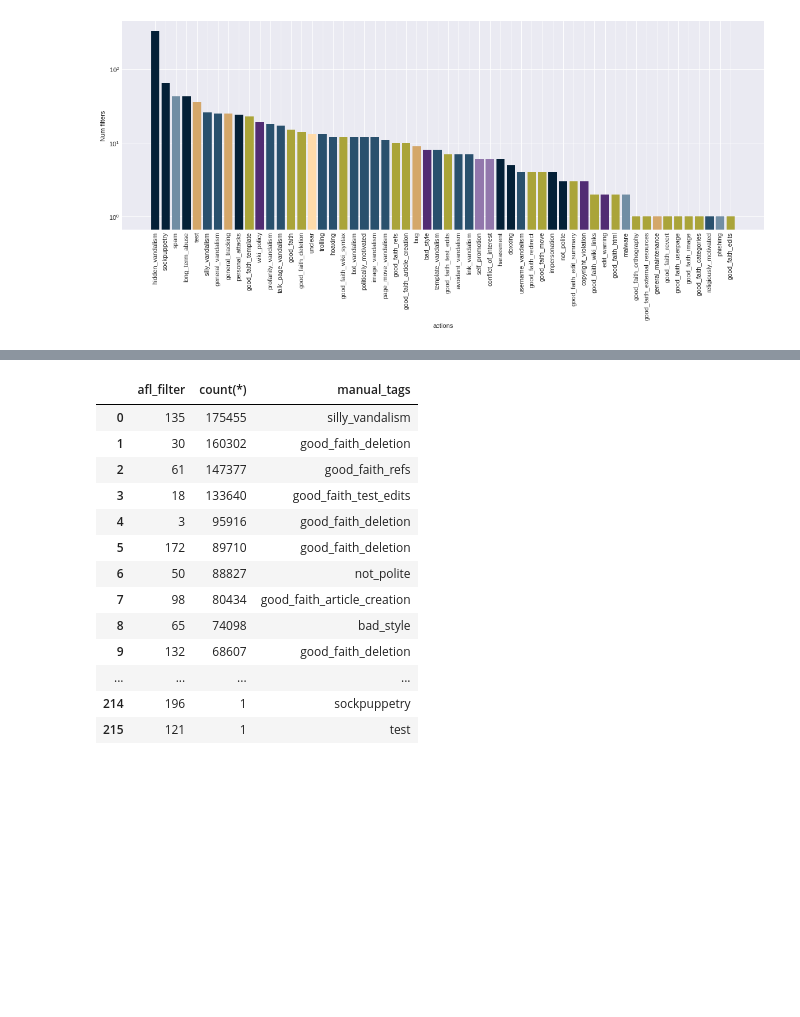
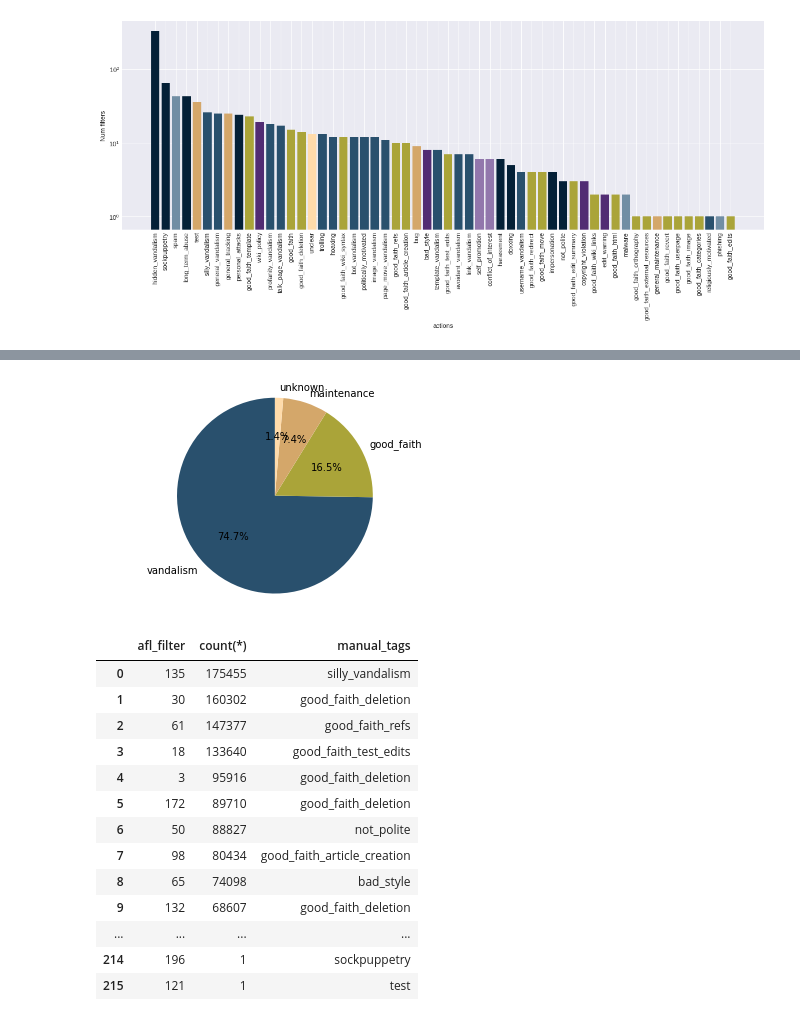
Before and after one commit to lusy/wikifilters, a Jupyter notebook: src/explore.ipynb, the cells around one changed output, grey strips where cells are left out. Drawn from its saved outputs; the diff is of its cells as text; code cells hidden in the pictures; blank space fills up the shorter version.

```diff
--- a/src/explore.ipynb
+++ b/src/explore.ipynb
@@ -1511,3 +1547,25 @@ plt.show()
+# %%
+# Number of filters per parent category
+
+parent_cats = {'vandalism': 0,
+               'good_faith': 0,
+               'maintenance': 0,
+               'unknown': 0}
+
+for x in all_tags_2nd_counts:
+    parent_cats[clusters[x[0]]] += x[1]
+
+# Pie chart, where the slices will be ordered and plotted counter-clockwise:
+labels = ['vandalism', 'good_faith', 'maintenance', 'unknown']
+sizes = [parent_cats['vandalism'], parent_cats['good_faith'], parent_cats['maintenance'], parent_cats['unknown']]
+
+fig1, ax1 = plt.subplots()
+ax1.set_prop_cycle(color=['#29506D', '#AAA439', '#D4A76A', '#FFDBAA'])
+ax1.pie(sizes, labels=labels, autopct='%1.1f%%', explode=(0, 0, 0, 0), startangle=90)
+ax1.axis('equal')  # Equal aspect ratio ensures that pie is drawn as a circle.
+plt.show()
+# %% [output]
+[figure, added]
 # %%
 #TODO Plot (manual tags)*(hit count) for all filters
 # %%
```
Also changed, not shown: parts of 3 cells of this notebook.
